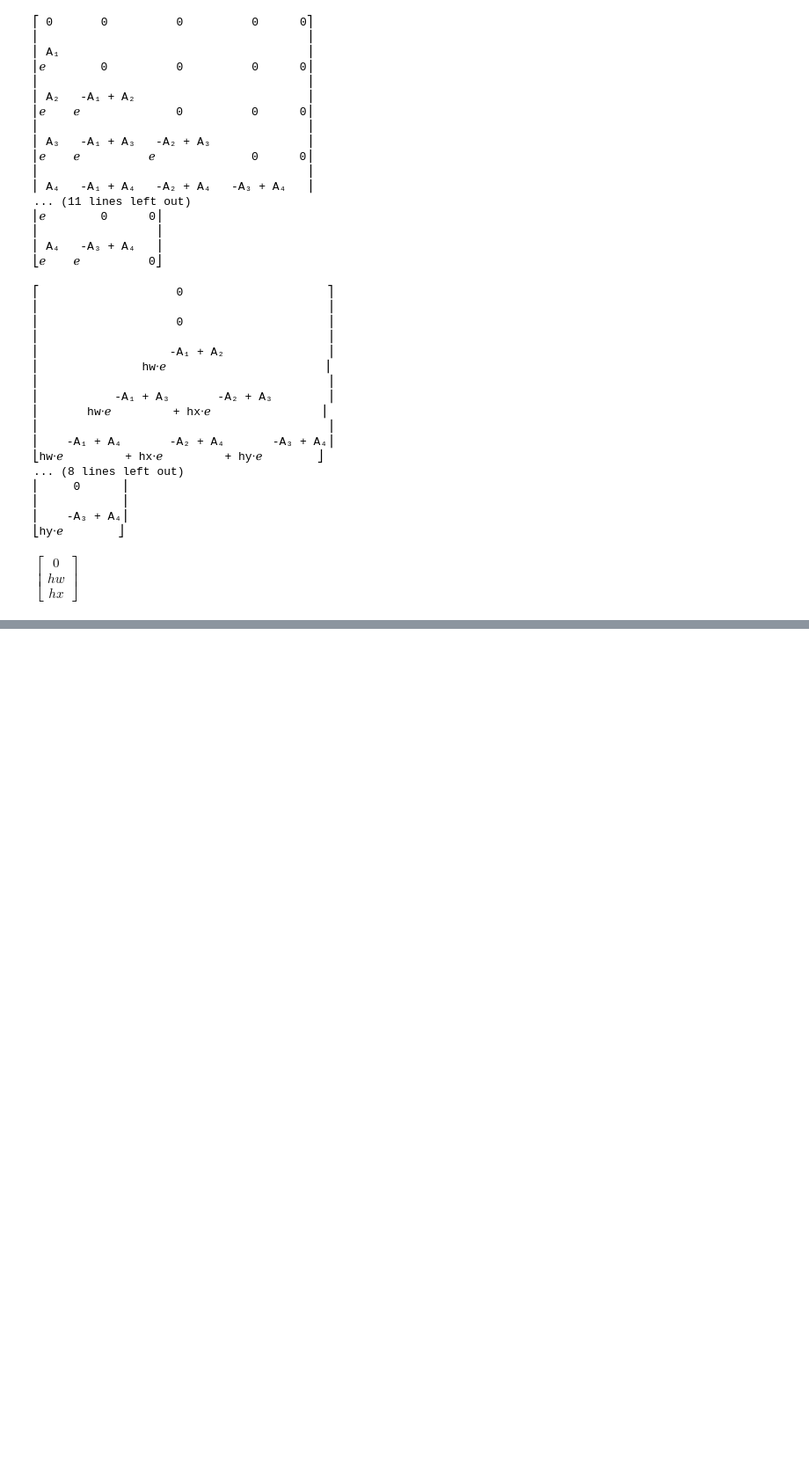
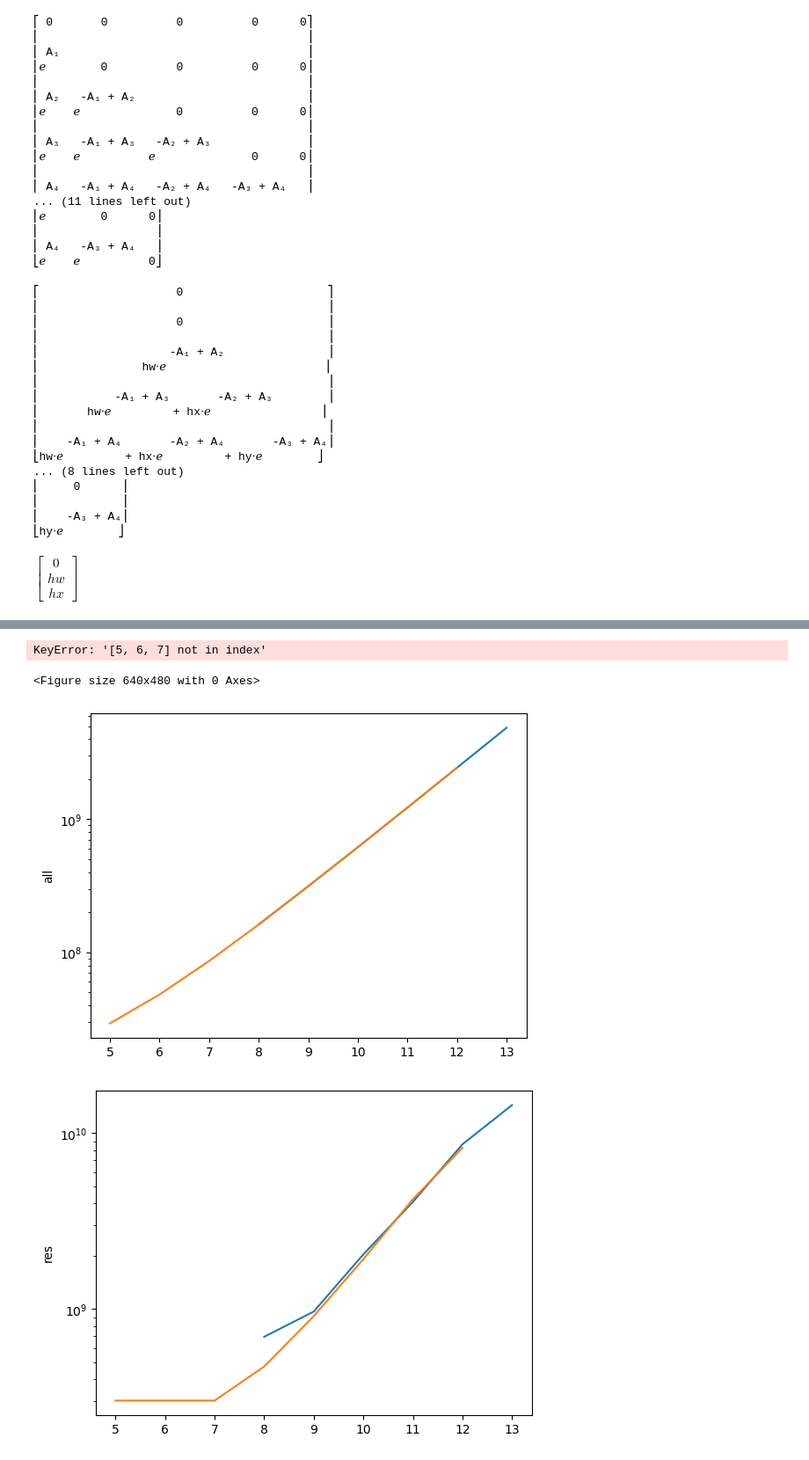
Before and after one commit to state-spaces/mamba, a Jupyter notebook: tests.ipynb, the cells around one changed output, grey strips where cells are left out. Shown: that part at 88% size. Saved outputs shown, nothing was run; the diff lists cells and outputs as text; code cells hidden in the pictures; blank space fills up the shorter version.

```diff
--- a/tests.ipynb
+++ b/tests.ipynb
@@ -12,4 +12,5 @@ from mamba_ssm.modules.mamba2 import Mamba2
 layer = Mamba2(256)
 # %%
 layer.to('cuda')
+out = layer(torch.randn(2,128,256).cuda())
 # %% [output]
@@ -643,3 +672,8 @@ pprint(A_cumsum2.multiply(states2))
 # %%
 # %% [output]
 $\displaystyle \left[\begin{matrix}0\\hw\\hx\end{matrix}\right]$
+# %%
+import pandas as pd
+df_s = pd.read_csv('ser_save/res_0.csv', index_col=0)
+df_s = df_s[df_s['it']>1].groupby(['exp']).mean()
+df_s
@@ -645,0 +689,21 @@ $\displaystyle \left[\begin{matrix}0\\hw\\hx\end{matrix}\right]$
+# %%
+df_p = pd.read_csv('par_save/res_1.csv', index_col=0)
+df_p = df_p[df_p['it']>1].groupby(['exp']).mean()
+#df_p['exp']=df_p['exp']/8
+# %%
+plt.figure()
+plt.plot(df_s.time)
+# %% [output]
+KeyError: '[5, 6, 7] not in index'
+<Figure size 640x480 with 0 Axes>
+# %%
+import matplotlib.pyplot as plt
+for x in ['all','res','time']:
+    plt.figure()
+    plt.plot(df_s.index,df_s[x])
+    plt.plot(df_p.index-3,df_p[x])
+    plt.yscale('log')
+    plt.ylabel(x)
+# %% [output]
+[figure, added]
+[figure, added]
```
Also changed, not shown: parts of 10 cells of this notebook, 2 other files.
